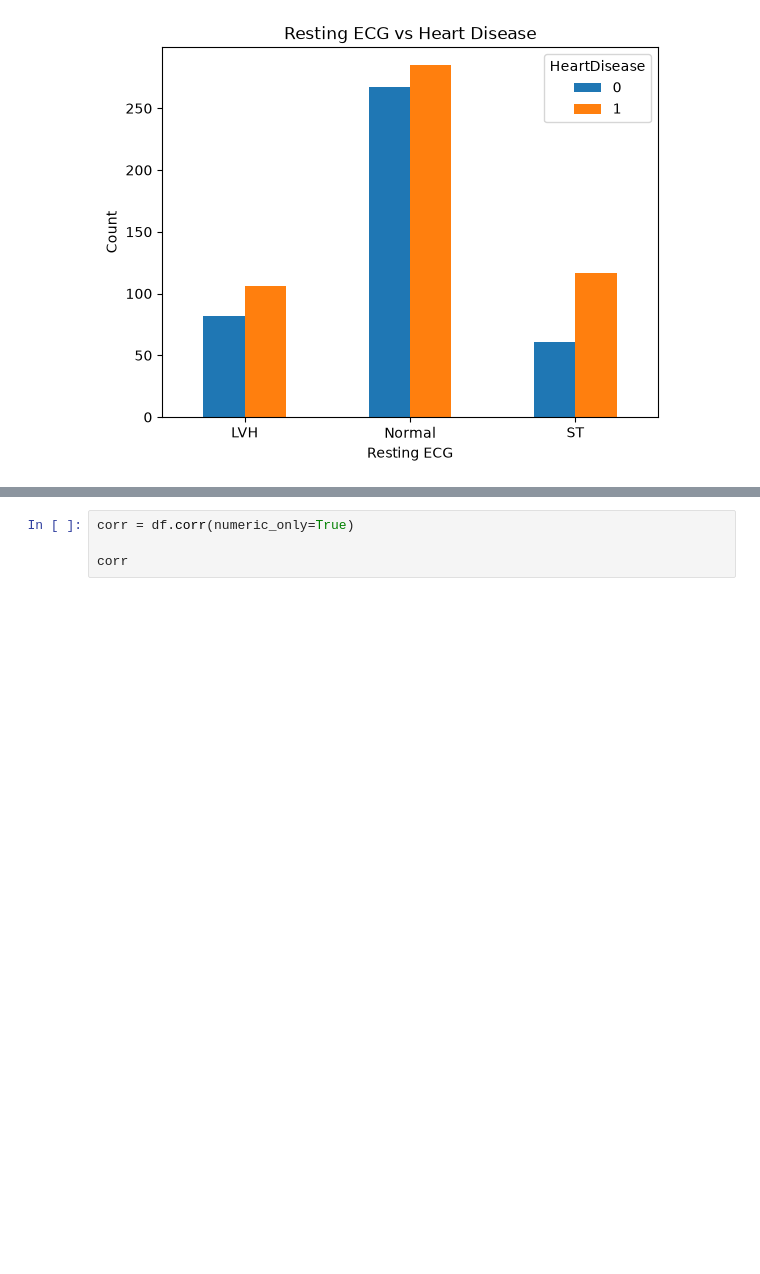
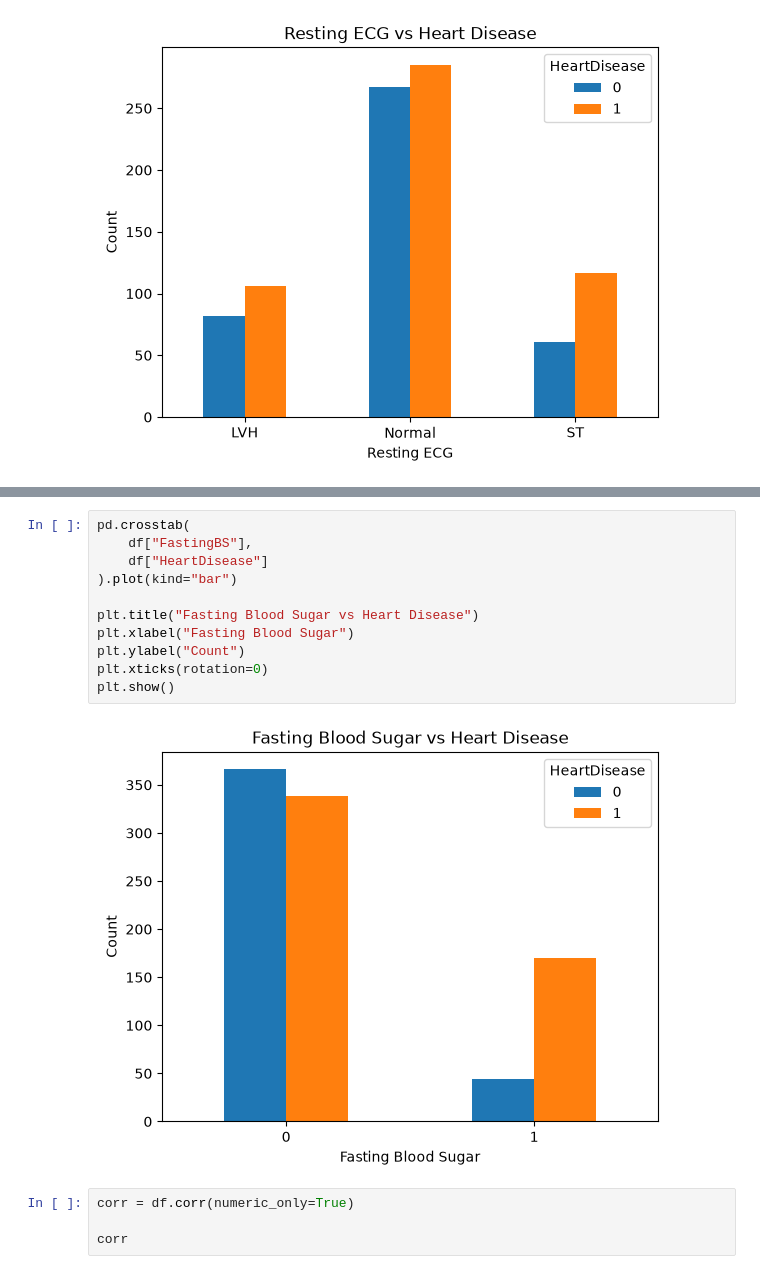
Before and after one commit to ghayda577/AI-ML-Training, a Jupyter notebook: Projects/First-Full-Project/project.ipynb, the cells around one changed output, grey strips where cells are left out. Drawn from its saved outputs; the diff is of its cells as text; blank space fills up the shorter version.

```diff
--- a/Projects/First-Full-Project/project.ipynb
+++ b/Projects/First-Full-Project/project.ipynb
@@ -490,3 +501,16 @@ plt.show()
+# %%
+pd.crosstab(
+    df["FastingBS"],
+    df["HeartDisease"]
+).plot(kind="bar")
+
+plt.title("Fasting Blood Sugar vs Heart Disease")
+plt.xlabel("Fasting Blood Sugar")
+plt.ylabel("Count")
+plt.xticks(rotation=0)
+plt.show()
+# %% [output]
+[figure, added]
 # %%
 corr = df.corr(numeric_only=True)
 
```
Also changed, not shown: parts of 1 cell of this notebook.
